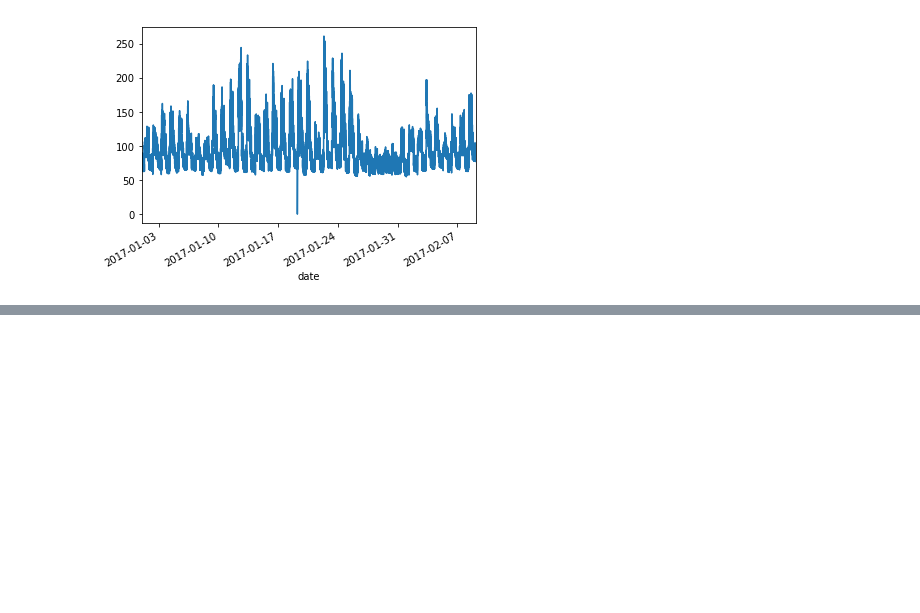
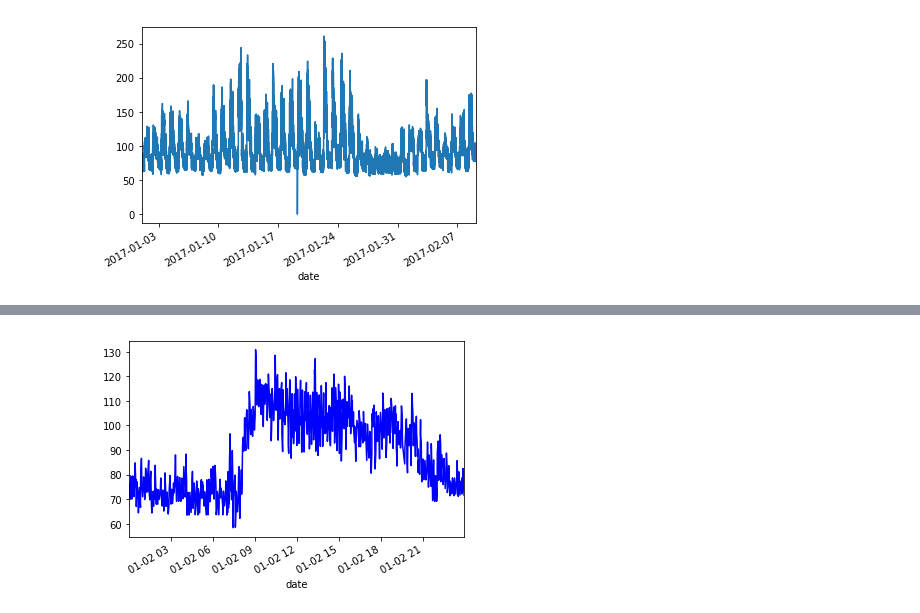
Before and after one commit to sr6115/machine-learning, a Jupyter notebook: second machine/getData.ipynb, the cells around one changed output, grey strips where cells are left out. Cells and saved outputs as stored; diff of their text form; code cells hidden in the pictures; blank space fills up the shorter version.

```diff
--- a/second machine/getData.ipynb
+++ b/second machine/getData.ipynb
@@ -127,0 +142,5 @@ Name: number, dtype: float64
+# %%
+series['2017-01-02'].plot(color = 'b')
+pyplot.show()
+# %% [output]
+[figure, added]
```
Also changed, not shown: parts of 2 cells of this notebook.
